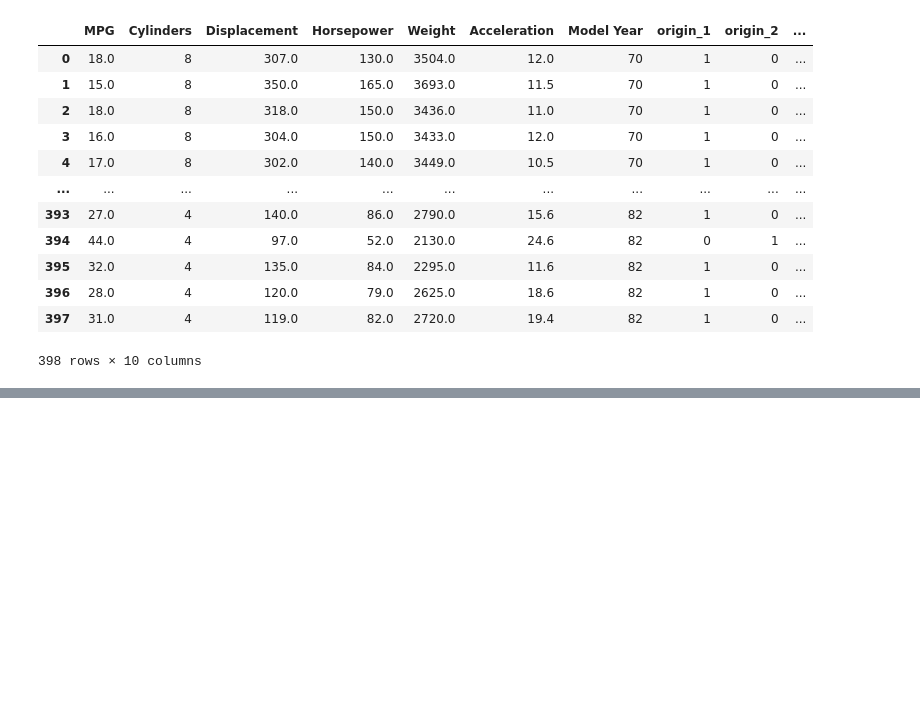
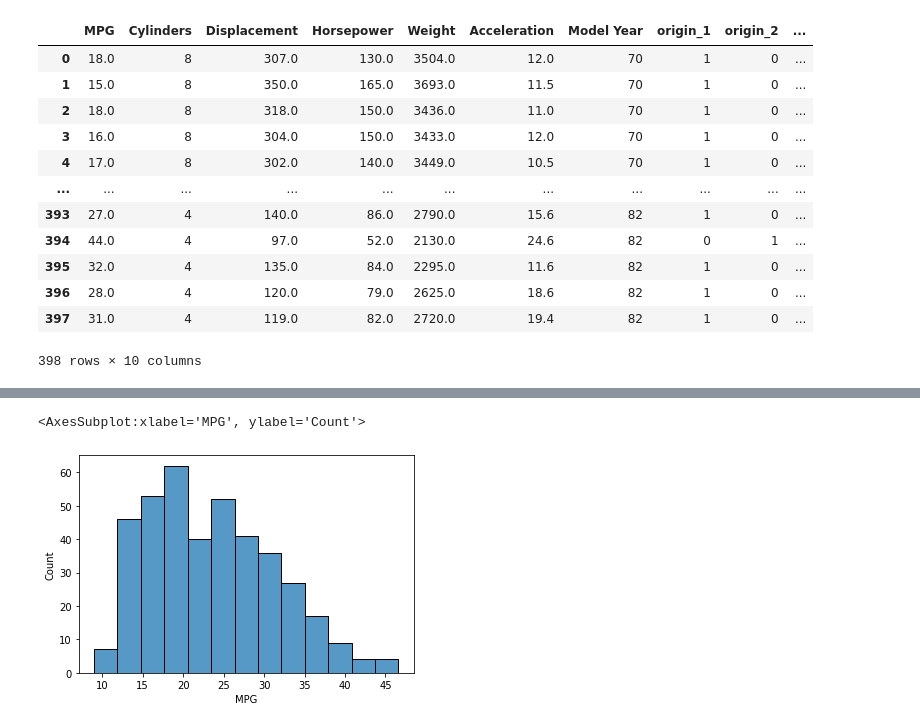
Before and after one commit to wajeehulhassanvii/computervision, a Jupyter notebook: notebooks/sdc_auto_mpg.ipynb, the cells around one changed output, grey strips where cells are left out. Drawn from its saved outputs; the diff is of its cells as text; code cells hidden in the pictures; blank space fills up the shorter version.

```diff
--- a/notebooks/sdc_auto_mpg.ipynb
+++ b/notebooks/sdc_auto_mpg.ipynb
@@ -271,0 +287,5 @@ dataset
+# %%
+sns.histplot(data=dataset, x=dataset.MPG)
+# %% [output]
+<AxesSubplot:xlabel='MPG', ylabel='Count'>
+[figure, added]
```
Also changed, not shown: parts of 51 cells of this notebook, 2 other files.
